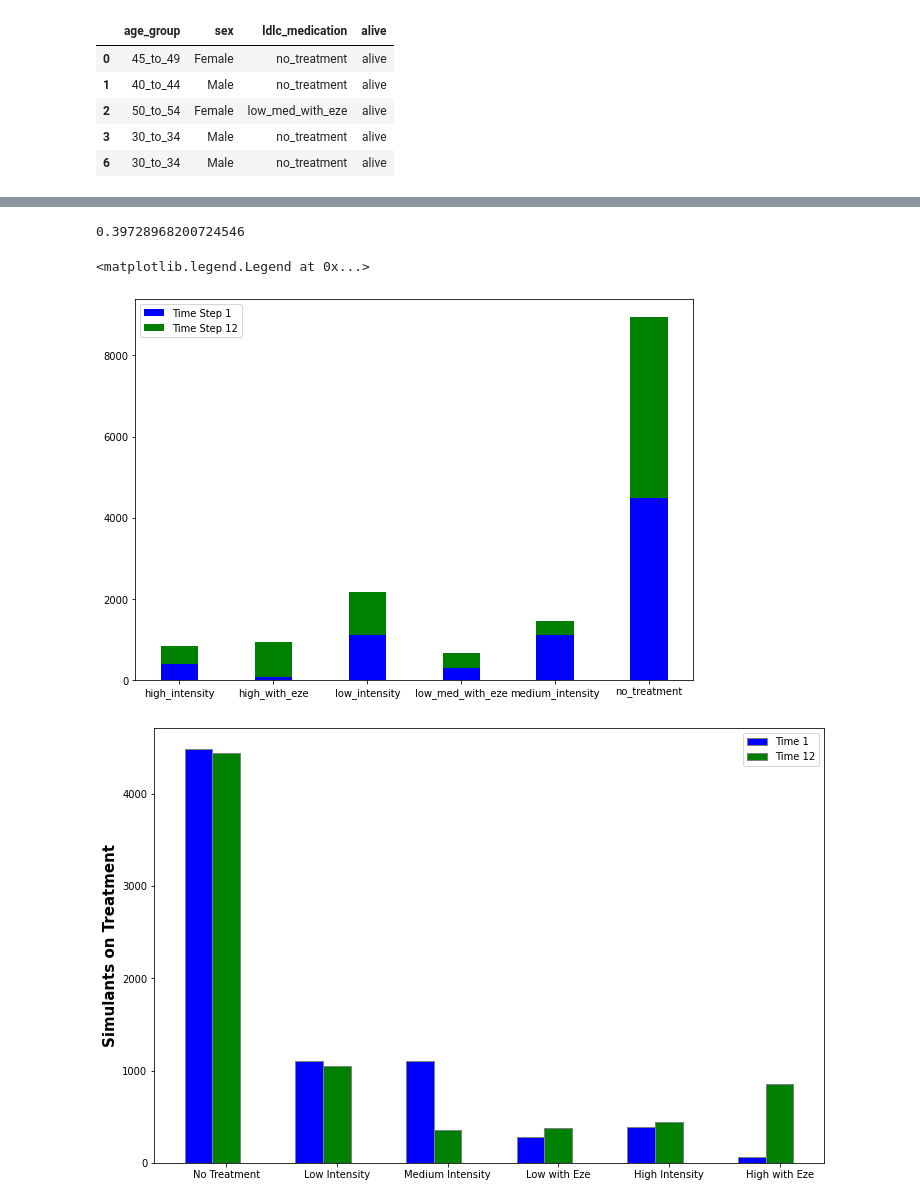
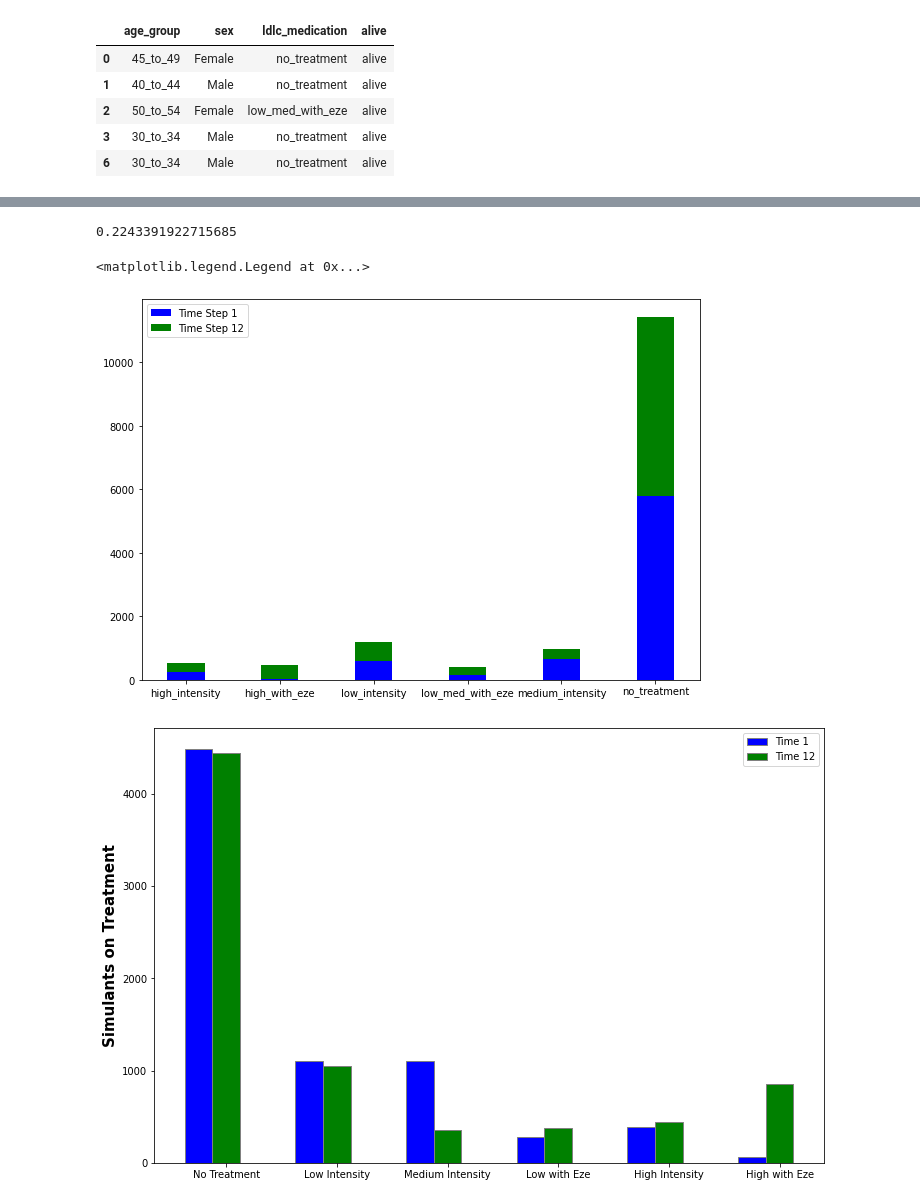
Before and after one commit to ihmeuw/vivarium_research_nih_us_cvd, a Jupyter notebook: Interactive_Model6.ipynb, the cells around one changed output, grey strips where cells are left out. Cells and saved outputs as stored; diff of their text form; code cells hidden in the pictures.

```diff
--- a/Interactive_Model6.ipynb
+++ b/Interactive_Model6.ipynb
@@ -412,21 +411,21 @@ time_0_summ
 # %%
-1- (4492/(4492+1109+285+1108+67+392))
+1- (5781/(5781+642+156+604+37+233))
 # %% [output]
-0.39728968200724546
+0.2243391922715685
 # %%
 fig = plt.subplots(figsize =(10, 7))
 
 width = 0.4
 
 br1 = np.arange(6)
-br2 = [x + barWidth for x in br1]
+br2 = [x + width for x in br1]
 
 plt.bar(time_0_summ.ldlc_medication, time_0_summ.alive, width, color = 'b')
 plt.bar(time_11_summ.ldlc_medication, time_11_summ.alive,  width, bottom = time_0_summ.alive, color = 'g')
 plt.legend(('Time Step 1', 'Time Step 12'))
 # %% [output]
 <matplotlib.legend.Legend at 0x...>
-[figure, old version]
+[figure, new version]
 # %%
 # set width of bar
 barWidth = 0.25
```
Also changed, not shown: parts of 25 cells of this notebook, 1 other file.
